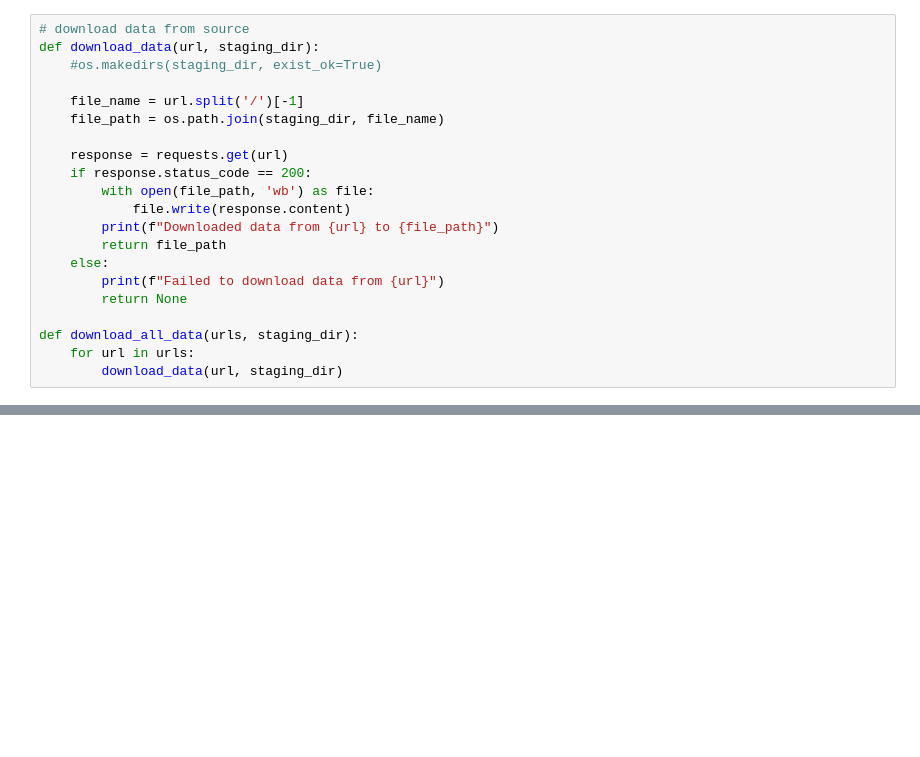
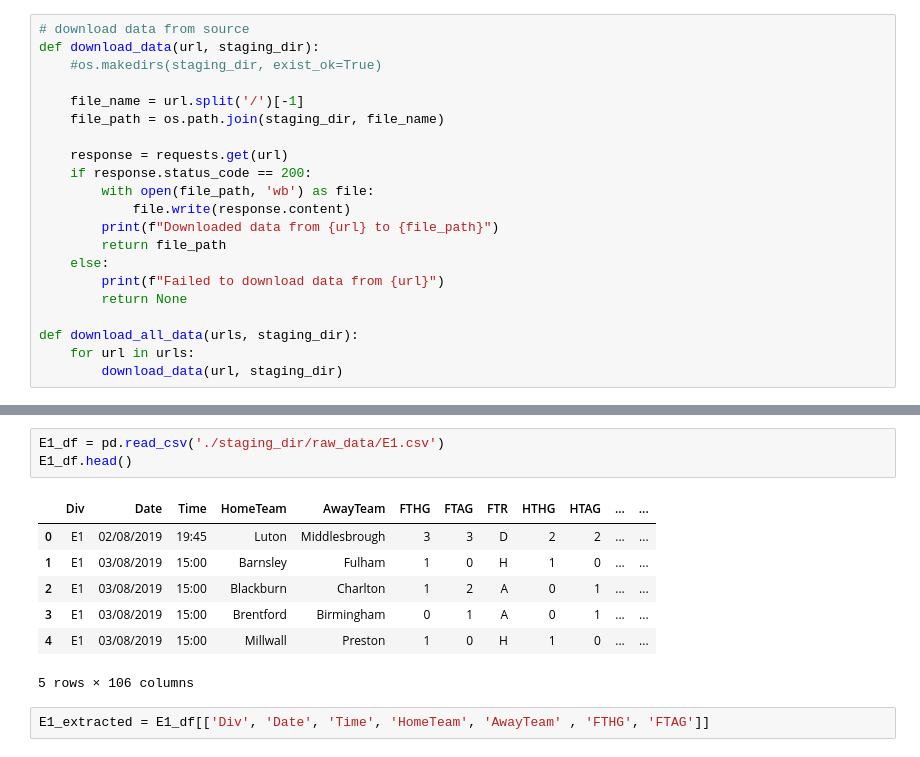
Before and after one commit to odetara/GoalBet-ETL-Superstars, a Jupyter notebook: test.ipynb, the cells around one changed output, grey strips where cells are left out. Drawn from its saved outputs; the diff is of its cells as text; blank space fills up the shorter version.

```diff
--- a/test.ipynb
+++ b/test.ipynb
@@ -103,0 +150,13 @@ staging_dir = "./staging_dir/raw_data"
+# %%
+E1_df = pd.read_csv('./staging_dir/raw_data/E1.csv')
+E1_df.head()
+# %% [output]
+|  | Div | Date | Time | HomeTeam | AwayTeam | FTHG | FTAG | FTR | HTHG | HTAG | ... | ... |
+| 0 | E1 | 02/08/2019 | 19:45 | Luton | Middlesbrough | 3 | 3 | D | 2 | 2 | ... | ... |
+| 1 | E1 | 03/08/2019 | 15:00 | Barnsley | Fulham | 1 | 0 | H | 1 | 0 | ... | ... |
+| 2 | E1 | 03/08/2019 | 15:00 | Blackburn | Charlton | 1 | 2 | A | 0 | 1 | ... | ... |
+| 3 | E1 | 03/08/2019 | 15:00 | Brentford | Birmingham | 0 | 1 | A | 0 | 1 | ... | ... |
+| 4 | E1 | 03/08/2019 | 15:00 | Millwall | Preston | 1 | 0 | H | 1 | 0 | ... | ... |
+5 rows × 106 columns
+# %%
+E1_extracted = E1_df[['Div', 'Date', 'Time', 'HomeTeam', 'AwayTeam' , 'FTHG', 'FTAG']]
```
Also changed, not shown: parts of 22 cells of this notebook, 9 other files.
